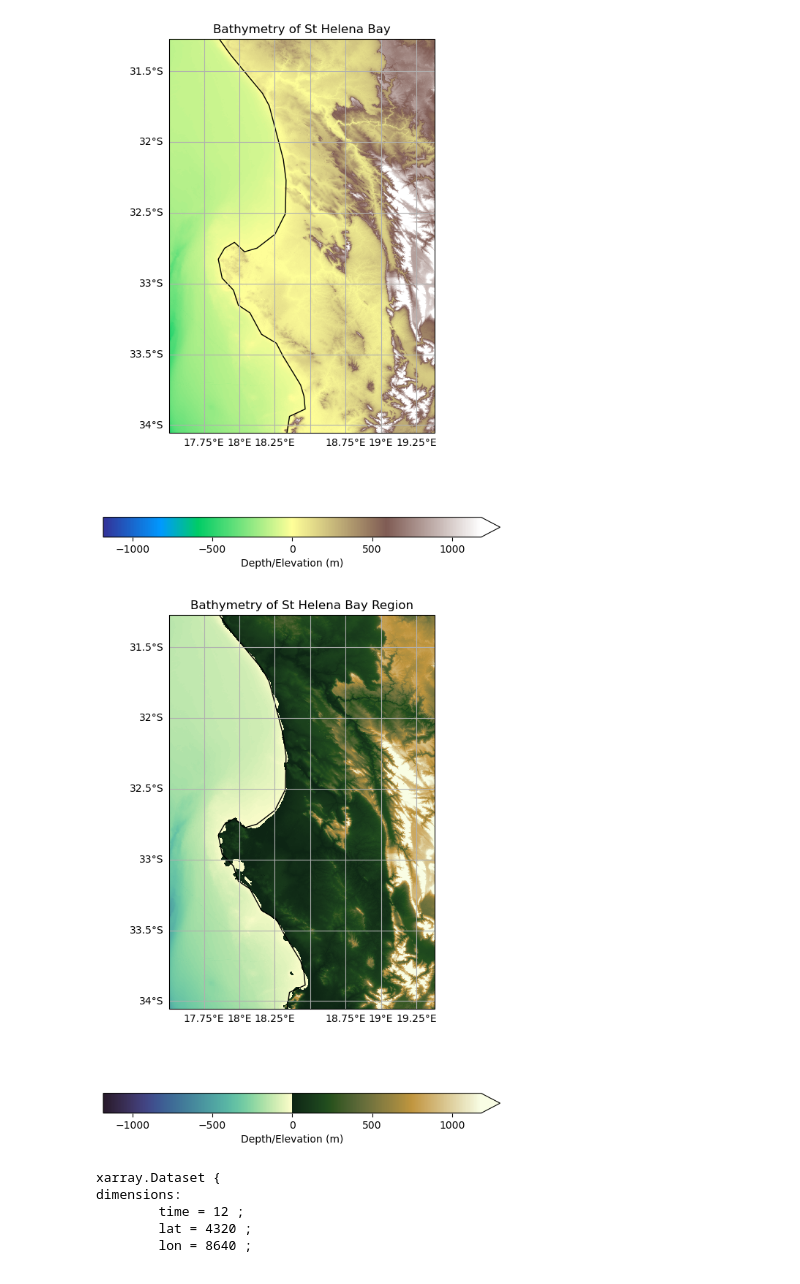
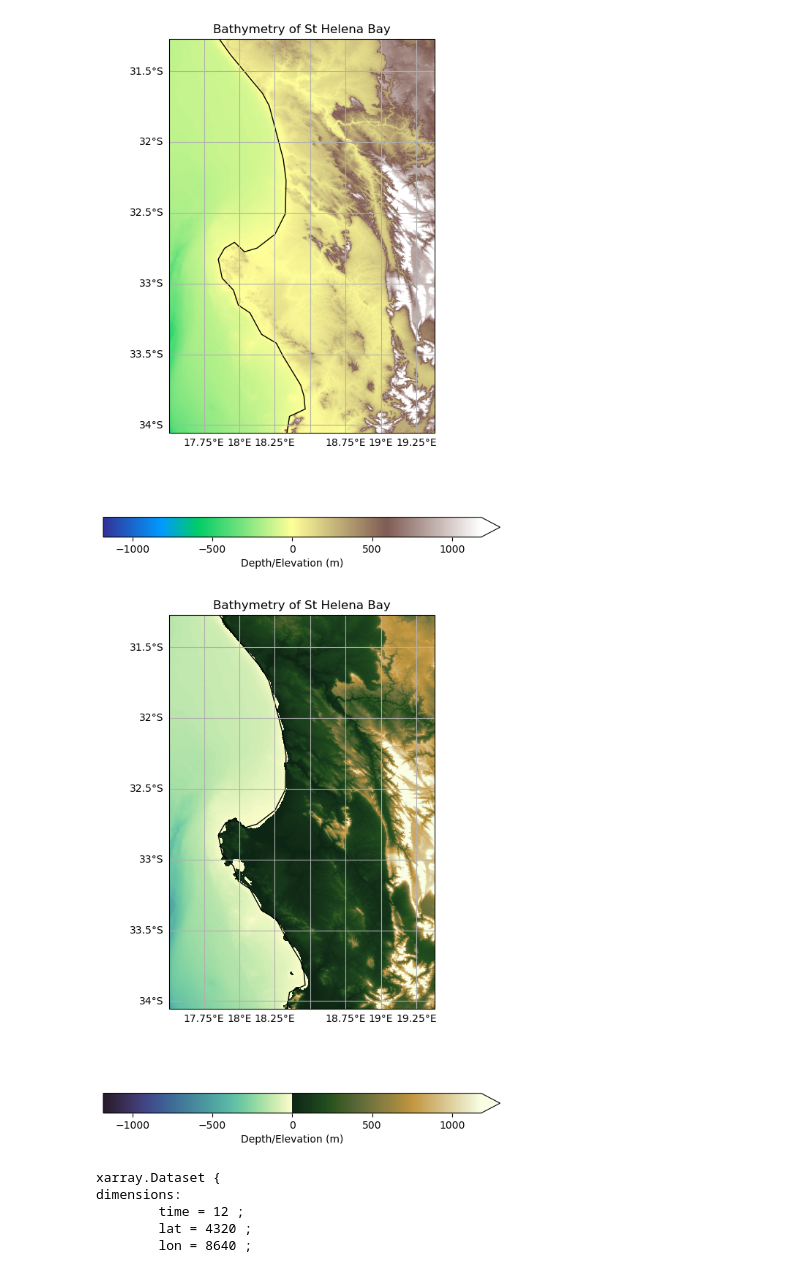
Before and after one commit to koketso18232/SAMOS2026-Core3CS-ASAYIKO, a Jupyter notebook: E5/Exercise5.ipynb, the cells around one changed output. Drawn from its saved outputs; the diff is of its cells as text; code cells hidden in the pictures.

```diff
--- a/E5/Exercise5.ipynb
+++ b/E5/Exercise5.ipynb
@@ -92,33 +92,34 @@ plt.show()
 # %% [output]
 [figure]
 # %%
+
 fig, axis = plt.subplots(
     1, 1, figsize=(10, 10),
     subplot_kw=dict(projection=ccrs.PlateCarree())  # coastal region projection
 )
 
-# Plot bathymetry using cmocean's bathy colormap
+# Plot bathymetry using cmocean's topo colormap
 bathy['altitude'].plot(
     ax=axis,
-    cmap=cmocean.cm.topo,          # oceanographic colormap
+    cmap=cmocean.cm.topo,           # correct colormap for bathymetry/topography
     robust=True,
-    cbar_kwargs={'orientation': 'horizontal', 'shrink: 0.7,
+    cbar_kwargs={"orientation": "horizontal", "shrink": 0.7,
                  'label':'Depth/Elevation (m)'},
-    transform=ccrs.PlateCarree()    # data are in lat/lon
+    transform=ccrs.PlateCarree()
 )
 
 # Add coastlines
 axis.coastlines(resolution='50m', color='black')
 
 # Gridlines with only left/bottom labels
 gl = axis.gridlines(draw_labels=True)
 gl.top_labels = False
 gl.right_labels = False
 
 plt.title('Bathymetry of St Helena Bay')
 plt.show()
 # %% [output]
-[figure, old version]
+[figure, new version]
 # %%
 import xarray as xr
 
```
Also changed, not shown: parts of 1 cell of this notebook.
